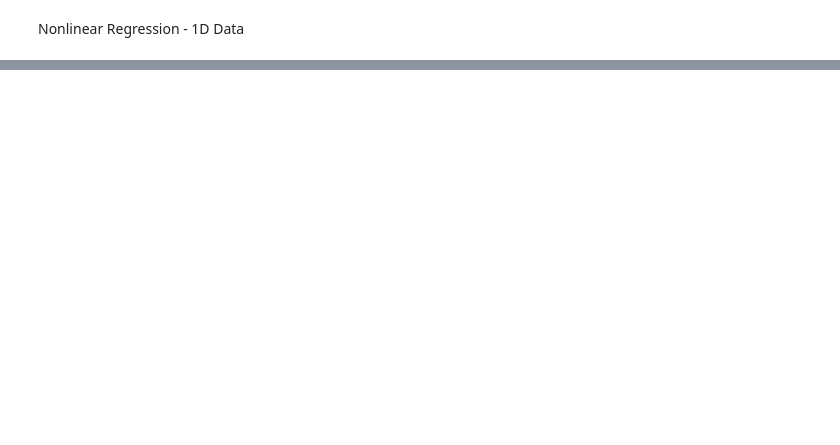
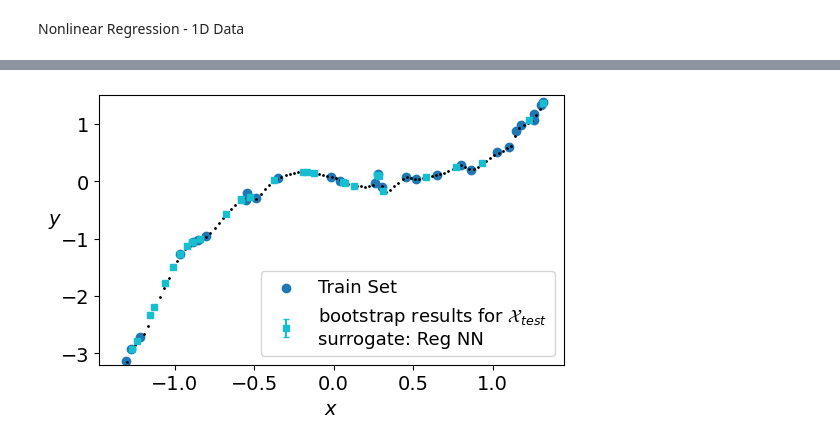
Before and after one commit to cnfranzen/partialeval, a Jupyter notebook: synthdata.ipynb, the cells around one changed output, grey strips where cells are left out. Cells and saved outputs as stored; diff of their text form; code cells hidden in the pictures; blank space fills up the shorter version.

```diff
--- a/synthdata.ipynb
+++ b/synthdata.ipynb
@@ -36,0 +138,13 @@ plt.show()
+# %%
+y_preds2 = np.zeros([len(X_test),30])
+
+## Bootstrap NN
+for ind in range(30):
+    X_boot, y_boot = resample(X_train2, y_train2, replace=True, random_state=rnd)
+    model = reg_nn.fit(X_boot, y_boot,
+                    validation_data=(X_test2,y_test2),
+                    callbacks=[es],
+                    epochs=50,
+                    batch_size=10,
+                    verbose=1)
+    y_preds2[:,ind] = reg_nn.predict(X_test2)
@@ -36,0 +186,18 @@ plt.show()
+# %%
+
+mean2 = y_preds2.mean(axis=1) # Calculate mean across 30 bootstrap predictions for each test data point
+var2 = y_preds2.var(axis=1) # Calculate variance across 30 bootstrap predictions for each test data point
+
+# figure
+plt.rcParams.update({'font.size': 14, "figure.figsize": (6,3.5)})
+plt.scatter(X_train2, y_train2, label="Train Set")
+plt.scatter(X_new, reg_nn.predict(X_new[:,np.newaxis]), s=1, c='k')
+plt.errorbar(X_test, mean2, yerr=var2, ls='none', marker='s', c="C9",
+             markersize=4, capsize=2, label='bootstrap results for $\mathcal{X}_{test}$\nsurrogate: Reg NN')
+
+plt.xlabel("$x$")
+plt.ylabel("$y$", rotation=0)
+plt.legend(fontsize=13)
+plt.ylim([-3.2,1.5])
+plt.show()
+# %% [output]
@@ -36,0 +205 @@ plt.show()
+[figure, added]
```
Also changed, not shown: parts of 9 cells of this notebook, 5 other files.
